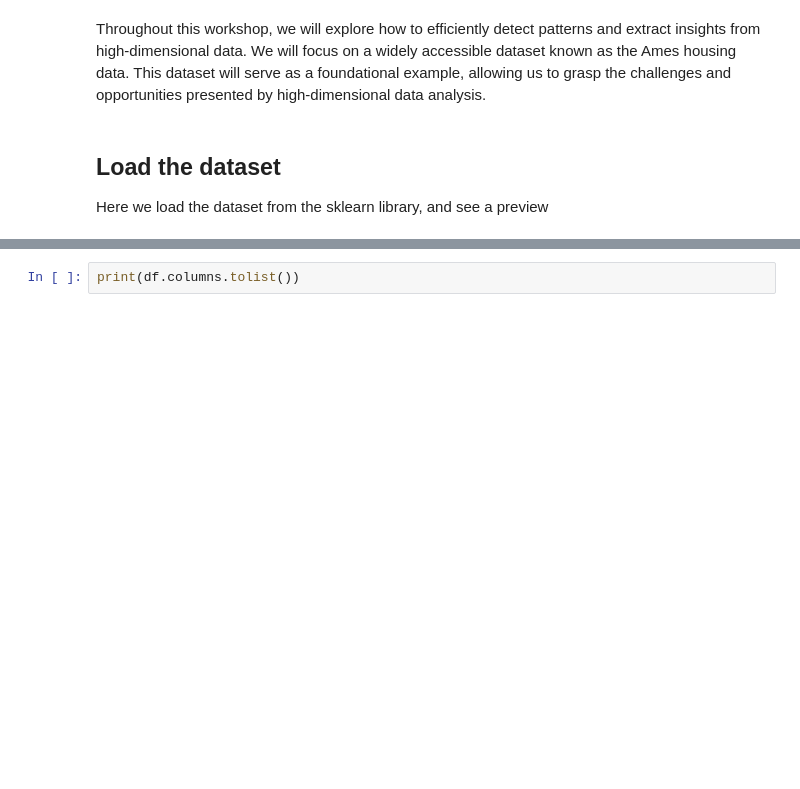
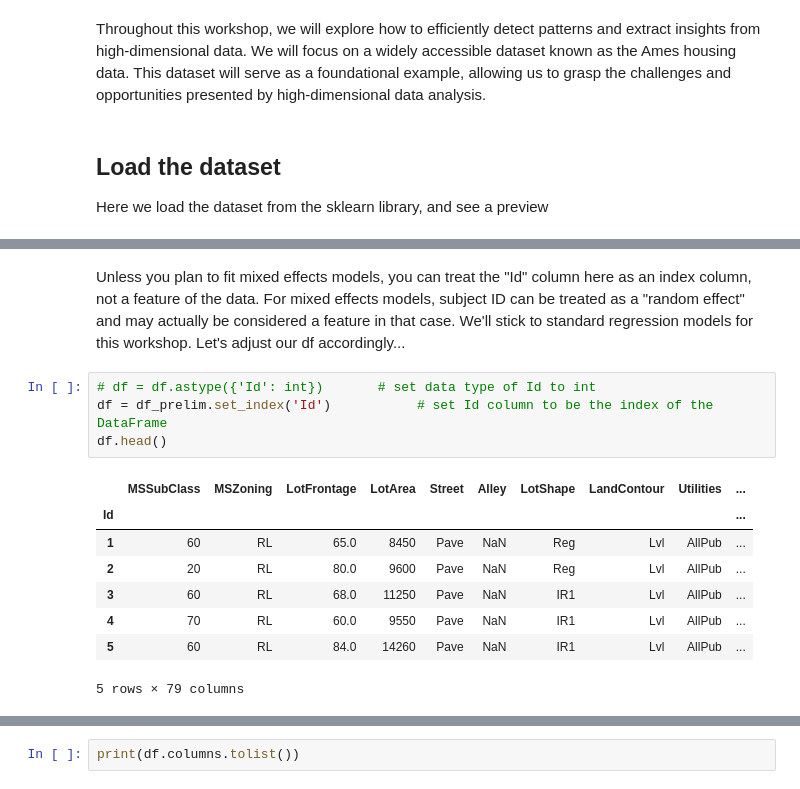
Before and after one commit to carpentries-incubator/high-dimensional-analysis-in-python, a Jupyter notebook: code/02-Intro-to-Ames-Housing-Dataset.ipynb, the cells around one changed output, grey strips where cells are left out. Drawn from its saved outputs; the diff is of its cells as text; blank space fills up the shorter version.

```diff
--- a/code/02-Intro-to-Ames-Housing-Dataset.ipynb
+++ b/code/02-Intro-to-Ames-Housing-Dataset.ipynb
@@ -42,0 +34,15 @@ df                                # evaluate result
+# %% [markdown]
+Unless you plan to fit mixed effects models, you can treat the "Id" column here as an index column, not a feature of the data. For mixed effects models, subject ID can be treated as a "random effect" and may actually be considered a feature in that case. We'll stick to standard regression models for this workshop. Let's adjust our df accordingly...
+# %%
+# df = df.astype({'Id': int})       # set data type of Id to int
+df = df_prelim.set_index('Id')           # set Id column to be the index of the DataFrame
+df.head()
+# %% [output]
+|  | MSSubClass | MSZoning | LotFrontage | LotArea | Street | Alley | LotShape | LandContour | Utilities | ... |
+| Id |  |  |  |  |  |  |  |  |  | ... |
+| 1 | 60 | RL | 65.0 | 8450 | Pave | NaN | Reg | Lvl | AllPub | ... |
+| 2 | 20 | RL | 80.0 | 9600 | Pave | NaN | Reg | Lvl | AllPub | ... |
+| 3 | 60 | RL | 68.0 | 11250 | Pave | NaN | IR1 | Lvl | AllPub | ... |
+| 4 | 70 | RL | 60.0 | 9550 | Pave | NaN | IR1 | Lvl | AllPub | ... |
+| 5 | 60 | RL | 84.0 | 14260 | Pave | NaN | IR1 | Lvl | AllPub | ... |
+5 rows × 79 columns
```
Also changed, not shown: parts of 6 cells of this notebook, 2 other files.
